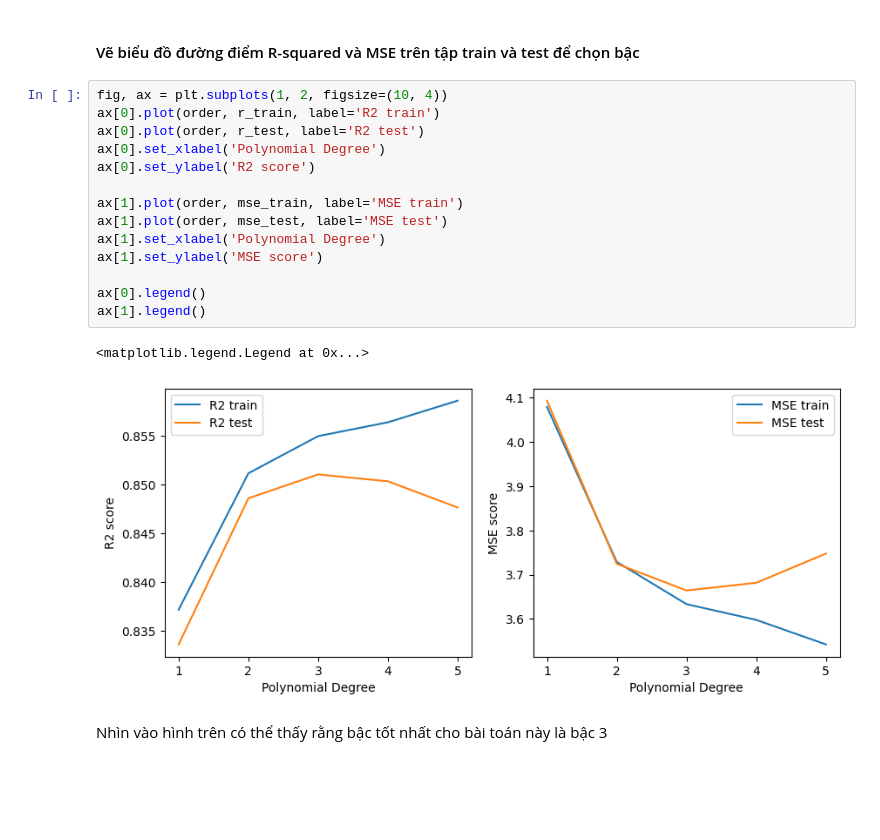
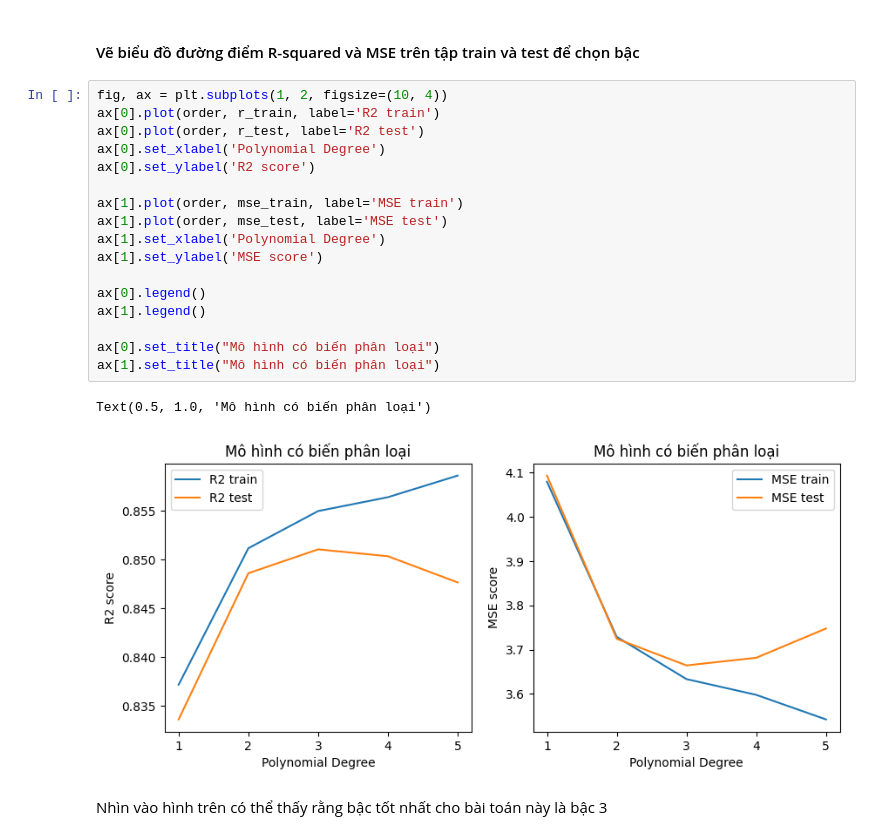
Before and after one commit to nahrixt0710/Life-Style-Data-Analysis, a Jupyter notebook: src/model.ipynb, the cells around one changed output. Drawn from its saved outputs; the diff is of its cells as text; blank space fills up the shorter version.

```diff
--- a/src/model.ipynb
+++ b/src/model.ipynb
@@ -193,20 +196,23 @@ for i in tqdm(order):
 # %%
 fig, ax = plt.subplots(1, 2, figsize=(10, 4))
 ax[0].plot(order, r_train, label='R2 train')
 ax[0].plot(order, r_test, label='R2 test')
 ax[0].set_xlabel('Polynomial Degree')
 ax[0].set_ylabel('R2 score')
 
 ax[1].plot(order, mse_train, label='MSE train')
 ax[1].plot(order, mse_test, label='MSE test')
 ax[1].set_xlabel('Polynomial Degree')
 ax[1].set_ylabel('MSE score')
 
 ax[0].legend()
 ax[1].legend()
+
+ax[0].set_title("Mô hình có biến phân loại")
+ax[1].set_title("Mô hình có biến phân loại")
 # %% [output]
-<matplotlib.legend.Legend at 0x...>
+Text(0.5, 1.0, 'Mô hình có biến phân loại')
-[figure, old version]
+[figure, new version]
 # %% [markdown]
 Nhìn vào hình trên có thể thấy rằng bậc tốt nhất cho bài toán này là bậc 3
 # %%
```
Also changed, not shown: parts of 2 cells of this notebook.
